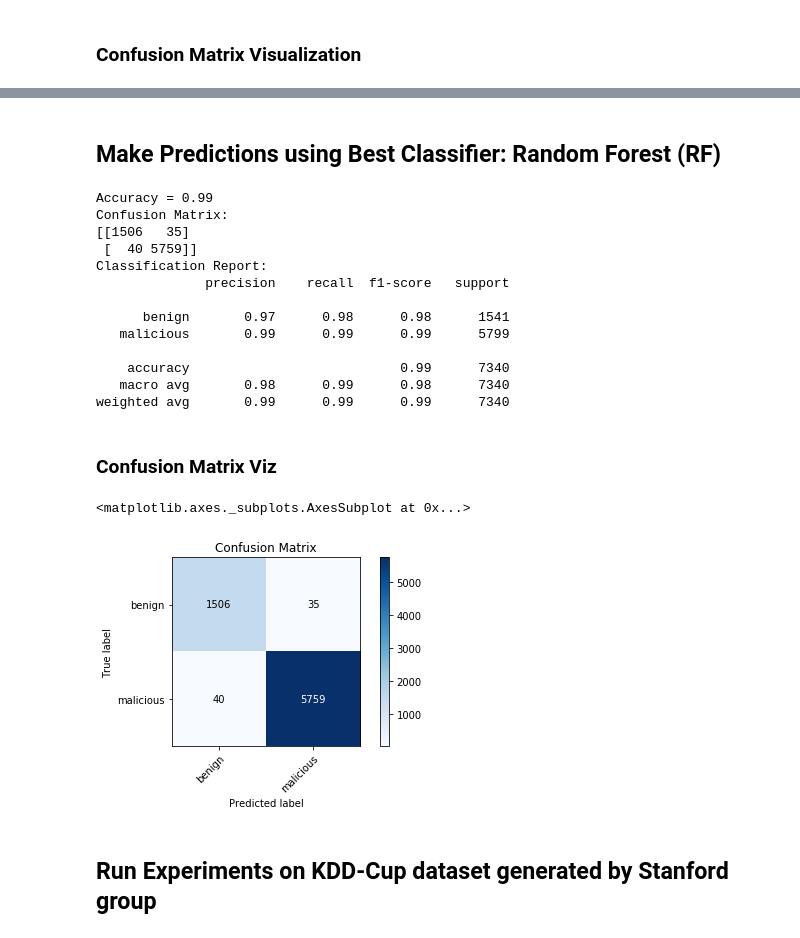
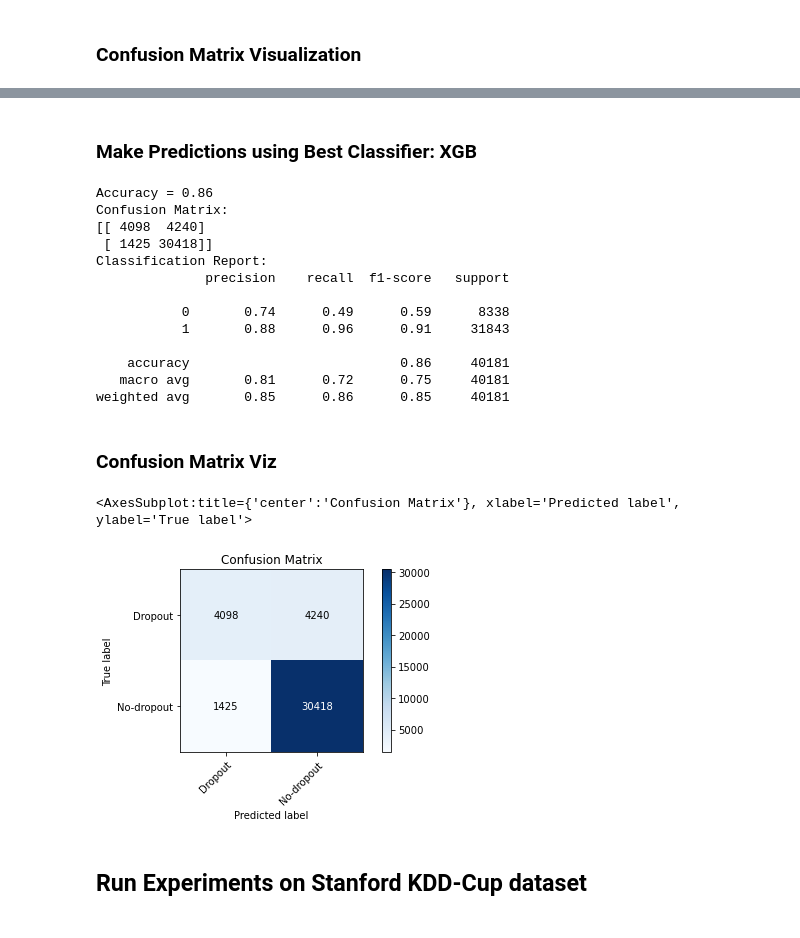
Before and after one commit to rambasnet/PredictingMOOCDropouts, a Jupyter notebook: Baseline-Experiments.ipynb, the cells around one changed output, grey strips where cells are left out. Cells and saved outputs as stored; diff of their text form; code cells hidden in the pictures.

```diff
--- a/Baseline-Experiments.ipynb
+++ b/Baseline-Experiments.ipynb
@@ -286,3 +297,4 @@ def KDDExperiments():
     dep_var = 'truth'
     X = df.loc[:, df.columns != dep_var]
     y = df[dep_var]
+    return df, X, y
@@ -298,0 +301,2 @@ RF: 0.989883 (0.001492)
+# %%
+df, X, y = KDDExperiments()
@@ -298,0 +328,3 @@ RF: 0.989883 (0.001492)
+# %%
+# split dataset
+X_train, X_validation, Y_train, Y_validation = splitDataset(X, y)
@@ -314,34 +364,34 @@ NB 0.66
 # %% [markdown]
-## Make Predictions using Best Classifier: Random Forest (RF)
+### Make Predictions using Best Classifier: XGB
 # %%
 # train the best model and find the validation accuracy
-rf = RandomForestClassifier(n_estimators=10)
-rf.fit(X_train, Y_train)
-Y_predictions = testBestModel(rf, X_validation, Y_validation)
+bestModel = XGBClassifier()
+bestModel.fit(X_train, Y_train)
+Y_predictions = testBestModel(bestModel, X_validation, Y_validation)
 # %% [output]
-Accuracy = 0.99
+Accuracy = 0.86
 Confusion Matrix:
-[[1506   35]
- [  40 5759]]
+[[ 4098  4240]
+ [ 1425 30418]]
 Classification Report:
               precision    recall  f1-score   support
 
-      benign       0.97      0.98      0.98      1541
-   malicious       0.99      0.99      0.99      5799
+           0       0.74      0.49      0.59      8338
+           1       0.88      0.96      0.91     31843
 
-    accuracy                           0.99      7340
-   macro avg       0.98      0.99      0.98      7340
-weighted avg       0.99      0.99      0.99      7340
+    accuracy                           0.86     40181
+   macro avg       0.81      0.72      0.75     40181
+weighted avg       0.85      0.86      0.85     40181
 # %% [markdown]
 ### Confusion Matrix Viz
 # %%
-classes = ['benign', 'malicious']
+classes = ['Dropout', 'No-dropout']
 np.set_printoptions(precision=2)
 # plot non-normalized confusion matrix
 plot_confusion_matrix(Y_validation, Y_predictions, classes=classes,
                        title='Confusion Matrix')
 # %% [output]
-<matplotlib.axes._subplots.AxesSubplot at 0x...>
+<AxesSubplot:title={'center':'Confusion Matrix'}, xlabel='Predicted label', ylabel='True label'>
-[figure, old version]
+[figure, new version]
 # %% [markdown]
-## Run Experiments on KDD-Cup dataset generated by Stanford group
+## Run Experiments on Stanford KDD-Cup dataset
```
Also changed, not shown: parts of 25 cells of this notebook, 14 other files.
